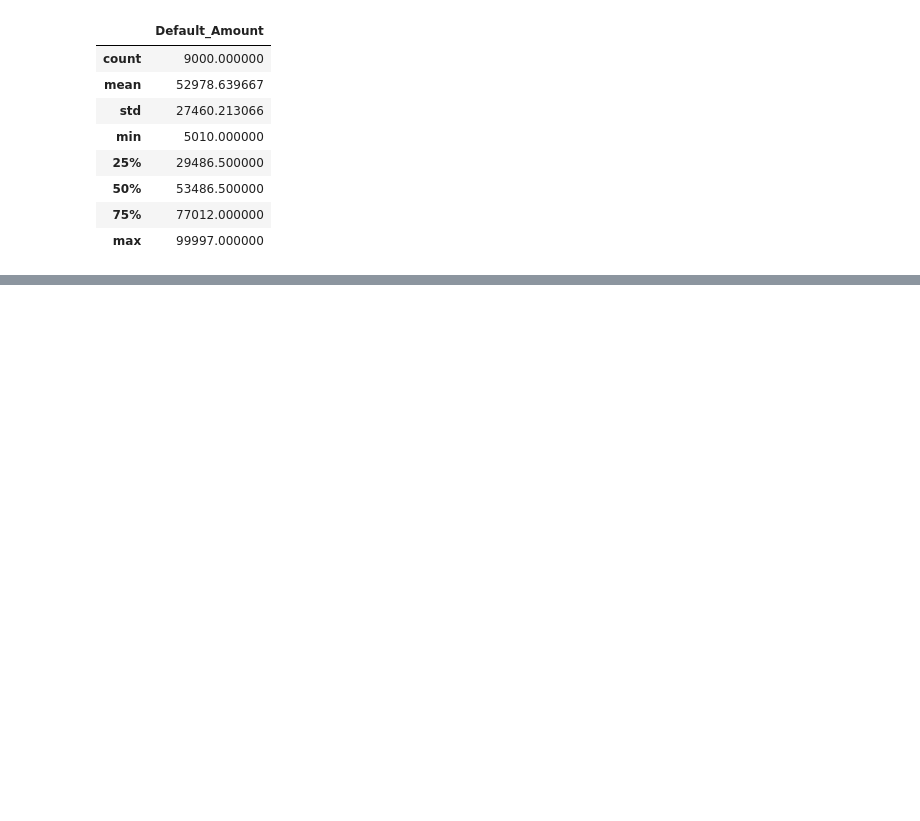
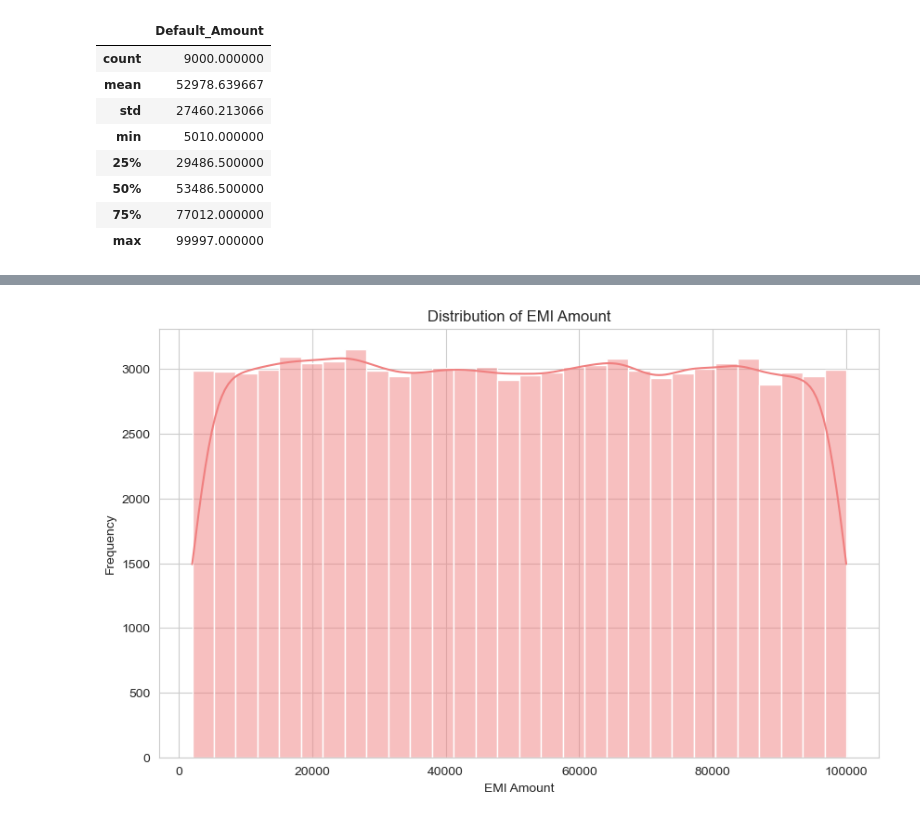
Before and after one commit to nisithasadangi/hv_assignment_28M_12A, a Jupyter notebook: assignment.ipynb, the cells around one changed output, grey strips where cells are left out. Saved outputs shown, nothing was run; the diff lists cells and outputs as text; code cells hidden in the pictures; blank space fills up the shorter version.

```diff
--- a/assignment.ipynb
+++ b/assignment.ipynb
@@ -378,0 +400,10 @@ df_defaults:
+# %%
+# Distribution of EMI_Amount
+plt.figure(figsize=(10, 6))
+sns.histplot(df_loans['EMI_Amount'], kde=True, bins=30, color='lightcoral')
+plt.title('Distribution of EMI Amount')
+plt.xlabel('EMI Amount')
+plt.ylabel('Frequency')
+plt.show()
+# %% [output]
+[figure, added]
```
Also changed, not shown: parts of 10 cells of this notebook.
